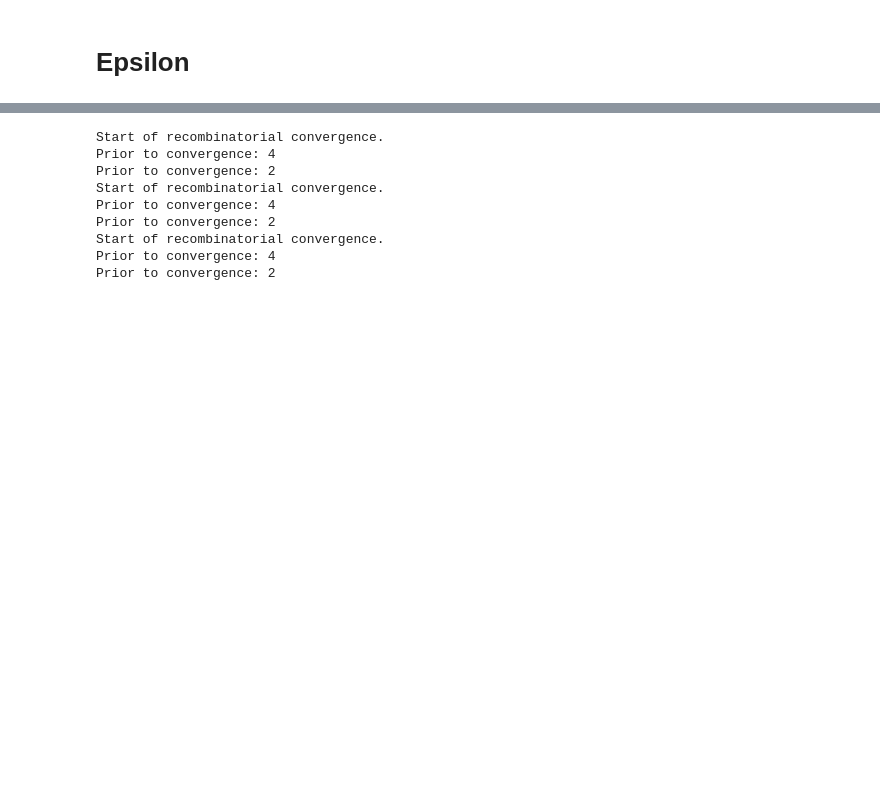
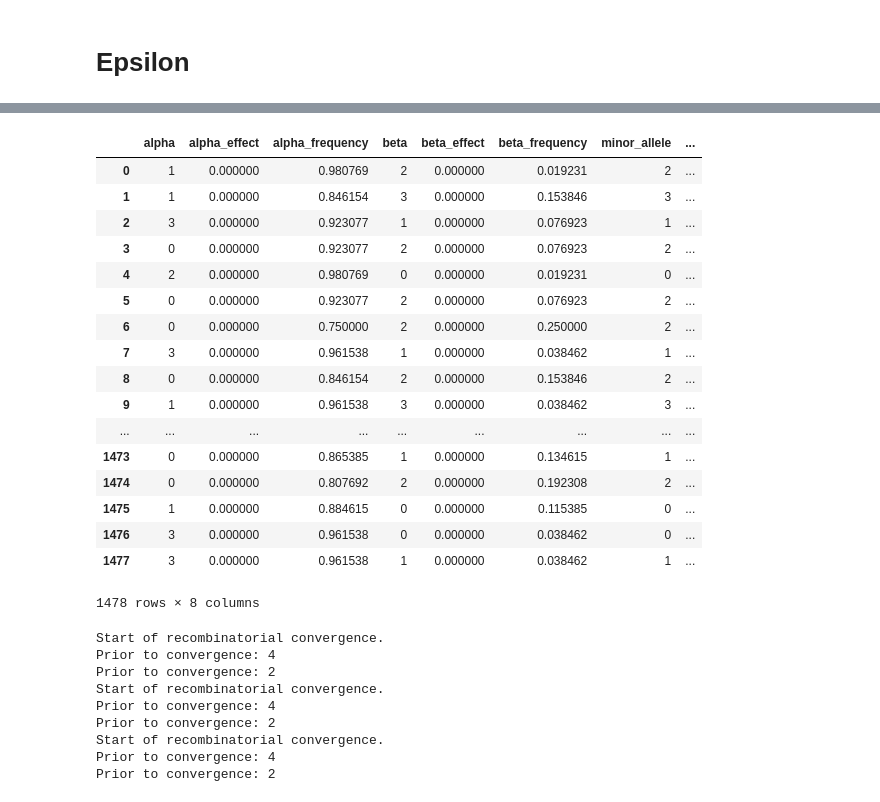
Before and after one commit to maizeatlas/saegus, a Jupyter notebook: devel/magic/1478/demonstration_run_epsilon.ipynb, the cells around one changed output, grey strips where cells are left out. Drawn from its saved outputs; the diff is of its cells as text; code cells hidden in the pictures; blank space fills up the shorter version.

```diff
--- a/devel/magic/1478/demonstration_run_epsilon.ipynb
+++ b/devel/magic/1478/demonstration_run_epsilon.ipynb
@@ -31,0 +146,29 @@ alleles = np.array(pd.read_hdf('parameters/alleles_at_1478_loci.hdf'))
+# %%
+def generate_allele_effects_table(population_allele_frequencies, allele_array, allele_effect_array):
+    """
+    Creates a pandas DataFrame with the columns:
+    + alpha allele
+    + alpha allele effect
+    + alpha allele frequency
+    + beta allele
+    + beta allele effect
+    + beta allele frequency
+
+    :warning:`Assumes di-allelic case`
+    """
+    column_labels = ['alpha', 'alpha_effect', 'alpha_frequency',
+                     'beta', 'beta_effect', 'beta_frequency']
+    number_of_loci = len(population_allele_frequencies)
+    alpha_alleles, beta_alleles = allele_array[:, 0], allele_array[:, 1]
+    alpha_effects, beta_effects = allele_effect_array[range(number_of_loci), alpha_alleles], \
+    allele_effect_array[range(number_of_loci), beta_alleles]
+    alpha_frequencies = np.asarray([population_allele_frequencies[locus][allele]
+                                    for locus, allele in enumerate(alpha_alleles)])
+    beta_frequencies = np.asarray([population_allele_frequencies[locus][allele]
+                                   for locus, allele in enumerate(beta_alleles)])
+    allele_effects_table = pd.DataFrame(np.asarray([alpha_alleles, alpha_effects, alpha_frequencies,
+                                        beta_alleles, beta_effects, beta_frequencies]).T,
+                                        columns=column_labels)
+    return allele_effects_table
+# %%
+aetable = generate_allele_effects_table(prefounder_allele_frequencies, alleles, ae_array)
@@ -31,0 +195,9 @@ alleles = np.array(pd.read_hdf('parameters/alleles_at_1478_loci.hdf'))
+# %%
+def minor_allele_frequencies_table(population_allele_frequencies, minor_alleles):
+    number_of_loci = len(population_allele_frequencies)
+    column_labels = ['minor_allele', 'minor_frequency']
+    minor_allele_frequencies = np.array([population_allele_frequencies[locus][allele]
+                                        for locus, allele in enumerate(minor_alleles)])
+    return pd.DataFrame(np.array([minor_alleles, minor_allele_frequencies]).T, columns=column_labels)
+# %%
+mafrqs = minor_allele_frequencies_table(prefounder_allele_frequencies, minor_alleles)
@@ -31,0 +224,21 @@ alleles = np.array(pd.read_hdf('parameters/alleles_at_1478_loci.hdf'))
+# %%
+aetable.join(mafrqs)
+# %% [output]
+|  | alpha | alpha_effect | alpha_frequency | beta | beta_effect | beta_frequency | minor_allele | ... |
+| 0 | 1 | 0.000000 | 0.980769 | 2 | 0.000000 | 0.019231 | 2 | ... |
+| 1 | 1 | 0.000000 | 0.846154 | 3 | 0.000000 | 0.153846 | 3 | ... |
+| 2 | 3 | 0.000000 | 0.923077 | 1 | 0.000000 | 0.076923 | 1 | ... |
+| 3 | 0 | 0.000000 | 0.923077 | 2 | 0.000000 | 0.076923 | 2 | ... |
+| 4 | 2 | 0.000000 | 0.980769 | 0 | 0.000000 | 0.019231 | 0 | ... |
+| 5 | 0 | 0.000000 | 0.923077 | 2 | 0.000000 | 0.076923 | 2 | ... |
+| 6 | 0 | 0.000000 | 0.750000 | 2 | 0.000000 | 0.250000 | 2 | ... |
+| 7 | 3 | 0.000000 | 0.961538 | 1 | 0.000000 | 0.038462 | 1 | ... |
+| 8 | 0 | 0.000000 | 0.846154 | 2 | 0.000000 | 0.153846 | 2 | ... |
+| 9 | 1 | 0.000000 | 0.961538 | 3 | 0.000000 | 0.038462 | 3 | ... |
+| ... | ... | ... | ... | ... | ... | ... | ... | ... |
+| 1473 | 0 | 0.000000 | 0.865385 | 1 | 0.000000 | 0.134615 | 1 | ... |
+| 1474 | 0 | 0.000000 | 0.807692 | 2 | 0.000000 | 0.192308 | 2 | ... |
+| 1475 | 1 | 0.000000 | 0.884615 | 0 | 0.000000 | 0.115385 | 0 | ... |
+| 1476 | 3 | 0.000000 | 0.961538 | 0 | 0.000000 | 0.038462 | 0 | ... |
+| 1477 | 3 | 0.000000 | 0.961538 | 1 | 0.000000 | 0.038462 | 1 | ... |
+1478 rows × 8 columns
```
Also changed, not shown: parts of 147 cells of this notebook, 8 other files.
